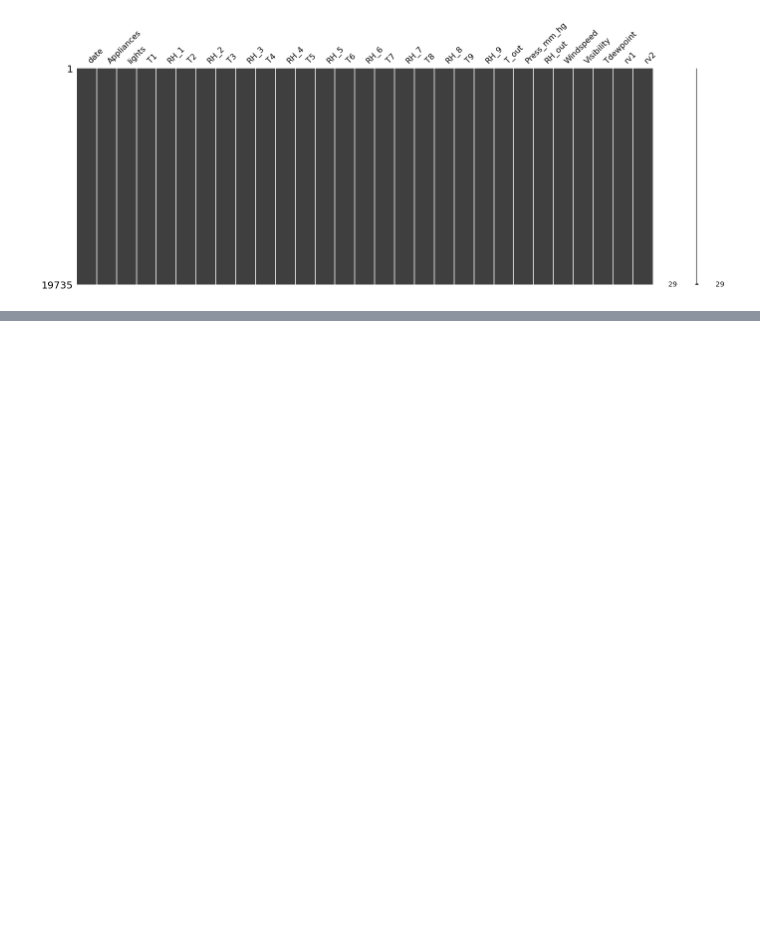
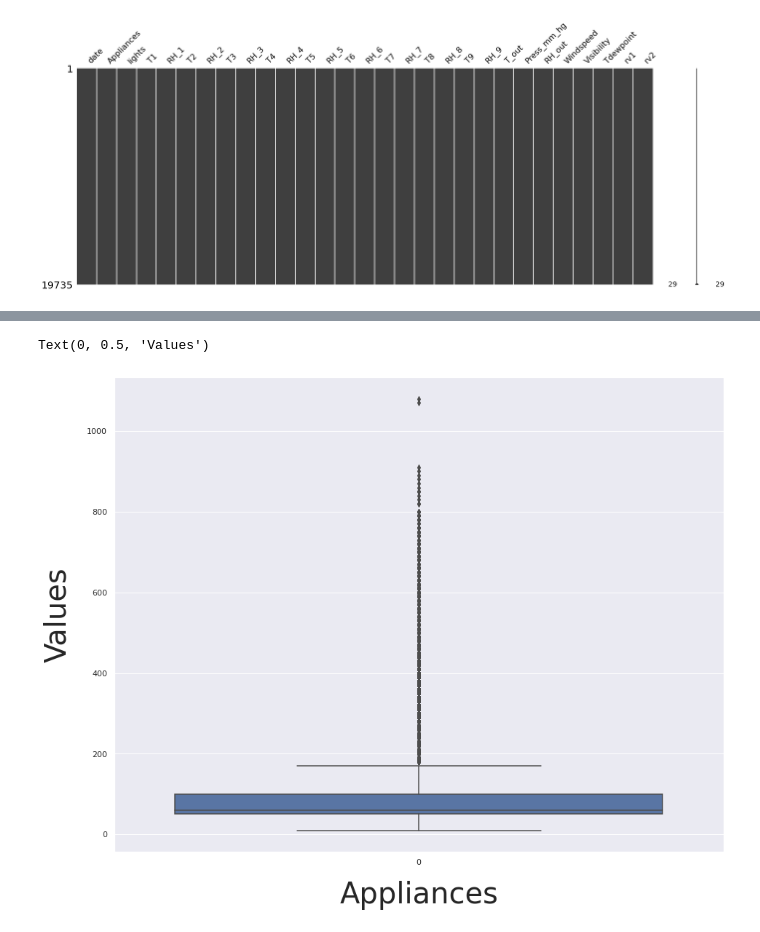
Before and after one commit to Shailendra114/Appliances-Energy-Prediction, a Jupyter notebook: Appliances_Energy_Prediction(Machine_Learnng_Capstone_Project).ipynb, the cells around one changed output, grey strips where cells are left out. Cells and saved outputs as stored; diff of their text form; code cells hidden in the pictures; blank space fills up the shorter version.

```diff
--- a/Appliances_Energy_Prediction(Machine_Learnng_Capstone_Project).ipynb
+++ b/Appliances_Energy_Prediction(Machine_Learnng_Capstone_Project).ipynb
@@ -262,0 +283,8 @@ df.boxplot('T1')
+# %%
+#lets represent the above using seaborn library
+ax= sns.boxplot(data= df['Appliances'])
+ax.set_xlabel('Appliances',fontsize=40, labelpad=20)
+ax.set_ylabel('Values',fontsize=40, labelpad=20)
+# %% [output]
+Text(0, 0.5, 'Values')
+[figure, added]
```
Also changed, not shown: parts of 6 cells of this notebook.
